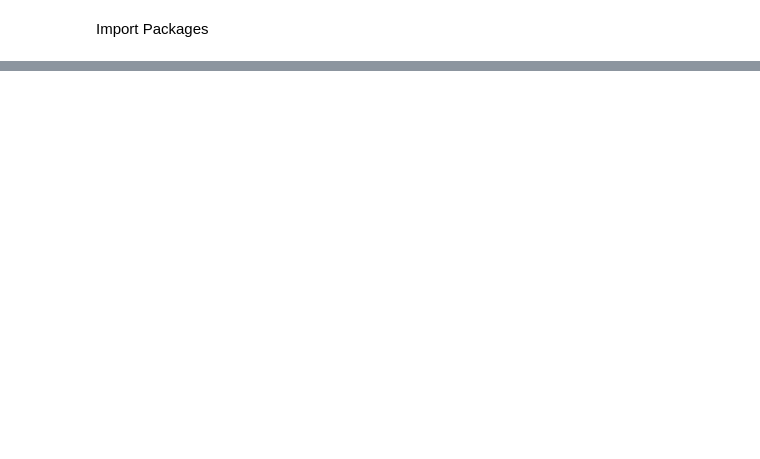
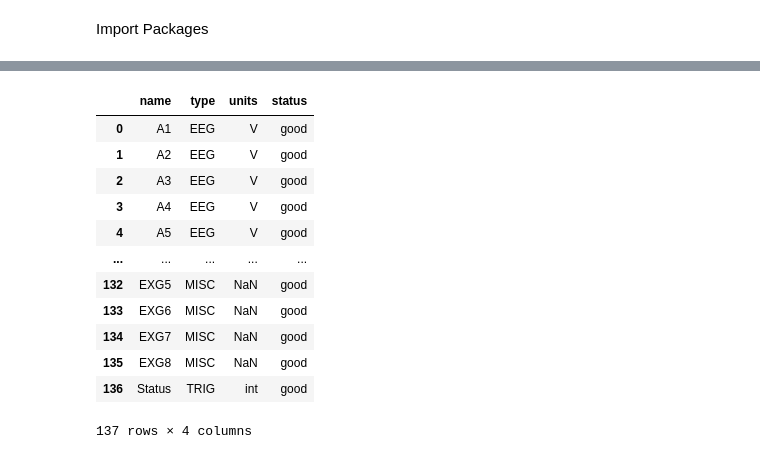
Before and after one commit to Taranks7/AVIMA, a Jupyter notebook: AVIMA_analysis.ipynb, the cells around one changed output, grey strips where cells are left out. Saved outputs shown, nothing was run; the diff lists cells and outputs as text; code cells hidden in the pictures; blank space fills up the shorter version.

```diff
--- a/AVIMA_analysis.ipynb
+++ b/AVIMA_analysis.ipynb
@@ -17,0 +69,19 @@ Successfully installed mne-0.23.0
+# %%
+# point to my data
+data_dir = "/content/sub-pilot1_ses-06_task-nback_run-01_channels.tsv"
+df=pd.read_csv(data_dir, sep='\t')
+df
+# %% [output]
+|  | name | type | units | status |
+| 0 | A1 | EEG | V | good |
+| 1 | A2 | EEG | V | good |
+| 2 | A3 | EEG | V | good |
+| 3 | A4 | EEG | V | good |
+| 4 | A5 | EEG | V | good |
+| ... | ... | ... | ... | ... |
+| 132 | EXG5 | MISC | NaN | good |
+| 133 | EXG6 | MISC | NaN | good |
+| 134 | EXG7 | MISC | NaN | good |
+| 135 | EXG8 | MISC | NaN | good |
+| 136 | Status | TRIG | int | good |
+137 rows × 4 columns
```
Also changed, not shown: parts of 7 cells of this notebook.
